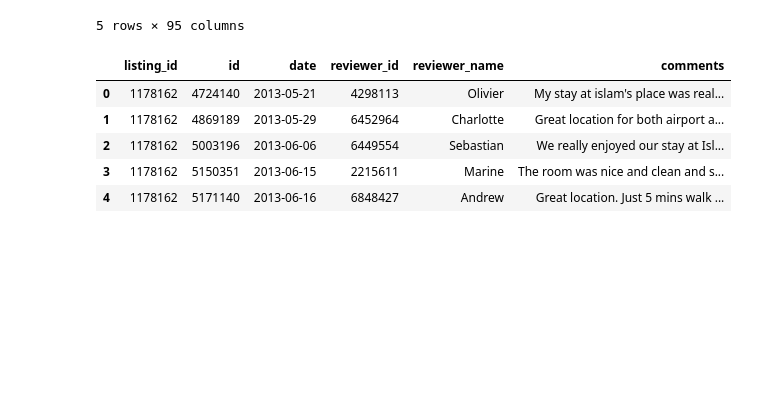
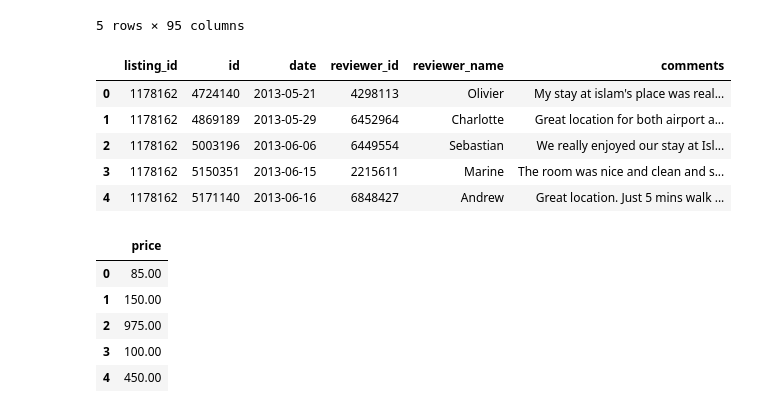
Before and after one commit to jyothishkjames/Seattle-Boston-Airbnb-Data-Analysis, a Jupyter notebook: data_prepration.ipynb, the cells around one changed output. Cells and saved outputs as stored; diff of their text form; code cells hidden in the pictures; blank space fills up the shorter version.

```diff
--- a/data_prepration.ipynb
+++ b/data_prepration.ipynb
@@ -4,11 +4,11 @@ import pandas as pd
 import matplotlib.pyplot as plt
 %matplotlib inline
 
-calander_df = pd.read_csv('./dataset/seattle/calendar.csv')
-listings_df = pd.read_csv('./dataset/seattle/listings.csv')
-reviews_df = pd.read_csv('./dataset/seattle/reviews.csv')
+seattle_calander_df = pd.read_csv('./dataset/seattle/calendar.csv')
+seattle_listings_df = pd.read_csv('./dataset/seattle/listings.csv')
+seattle_reviews_df = pd.read_csv('./dataset/seattle/reviews.csv')
 
-calander_df.head()
+seattle_calander_df.head()
 # %% [output]
 |  | listing_id | date | available | price |
 | 0 | 241032 | 2016-01-04 | t | $85.00 |
@@ -93,0 +84,17 @@ reviews_df.head()
+# %%
+#Compare rates between the two cities over time.
+
+#Removing '$' symbol from price
+func = lambda x : x.split('$')[1]
+
+seattle_listings_df['price'] = seattle_listings_df['price'].apply(func)
+boston_listings_df['price'] = boston_listings_df['price'].apply(func)
+# %%
+seattle_listings_df[['price']].head()
+# %% [output]
+|  | price |
+| 0 | 85.00 |
+| 1 | 150.00 |
+| 2 | 975.00 |
+| 3 | 100.00 |
+| 4 | 450.00 |
```
Also changed, not shown: parts of 10 cells of this notebook.
